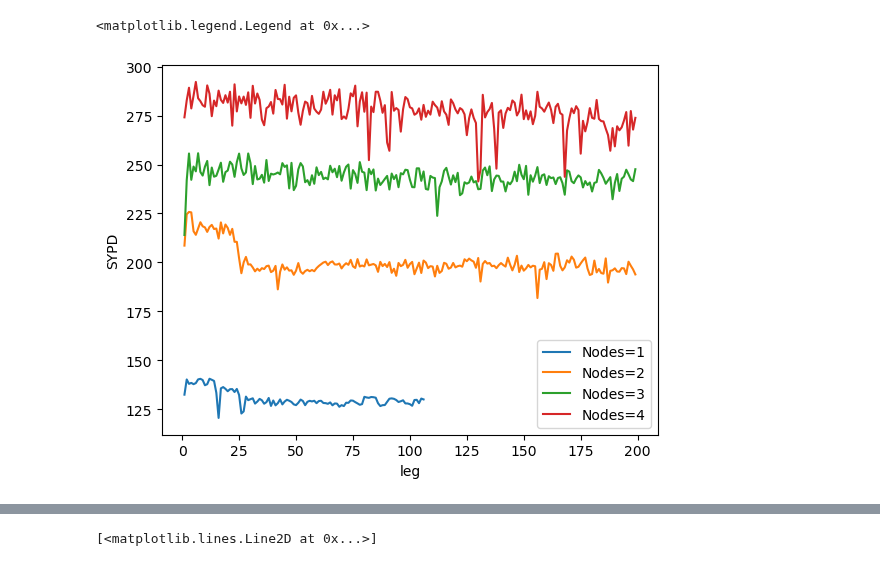
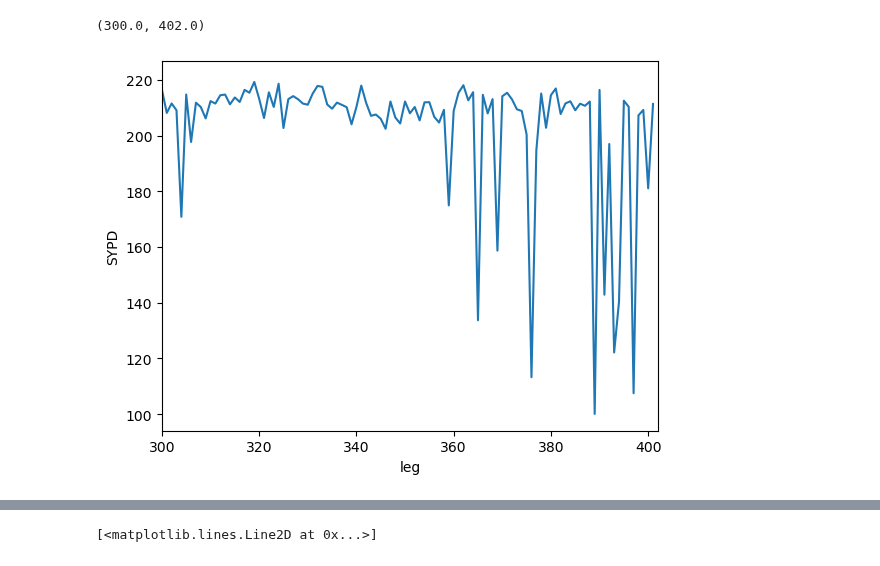
Before and after one commit to asozza/stece, a Jupyter notebook: lobs/test.ipynb, the cells around one changed output, grey strips where cells are left out. Cells and saved outputs as stored; diff of their text form; code cells hidden in the pictures.

```diff
--- a/lobs/test.ipynb
+++ b/lobs/test.ipynb
@@ -15,9 +15,6 @@ lt.multiplot_vs_time('ut00', 0)
-# %%
-lt.plot_sypd_vs_time('z008', 0)
-lt.plot_sypd_vs_time('sr00', 200)
-lt.plot_sypd_vs_time('z003', 200)
-lt.plot_sypd_vs_time('alef', 200)
-plt.gca().legend(('Nodes=1','Nodes=2','Nodes=3','Nodes=4'))
-# %% [output]
-<matplotlib.legend.Legend at 0x...>
-[figure, removed]
+# %%
+lt.plot_sypd_vs_time('lfr1', 402)
+plt.xlim(300,402)
+# %% [output]
+(300.0, 402.0)
+[figure, added]
```
Also changed, not shown: parts of 7 cells of this notebook, 2 other files.
